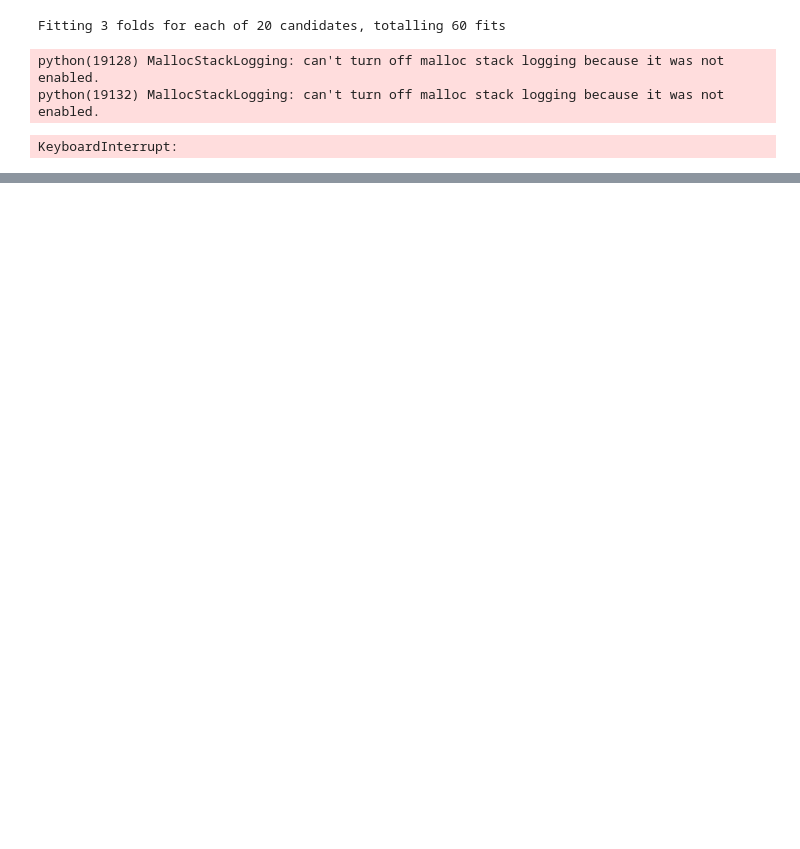
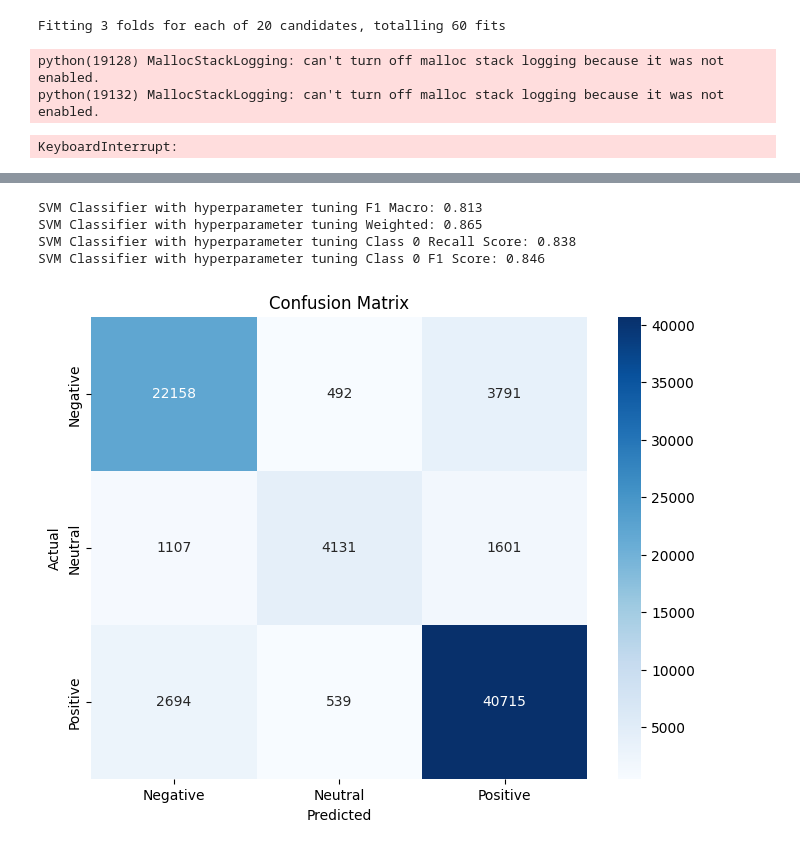
Before and after one commit to brunojrg/social-media-pharmacovigilance, a Jupyter notebook: 2.classification.ipynb, the cells around one changed output, grey strips where cells are left out. Saved outputs shown, nothing was run; the diff lists cells and outputs as text; code cells hidden in the pictures; blank space fills up the shorter version.

Commit message:
LR and SVM hyperparameter tuning

```diff
--- a/2.classification.ipynb
+++ b/2.classification.ipynb
@@ -217,6 +230,9 @@ Final shape (386137, 16)
 # %%
 # Export the csv file
 df_clean.to_csv("data/drug-reviews-cleaned.csv", index=False)
+# %%
+# Load the dataset from cleaning
+df_clean = pd.read_csv(f"{project_path}/drug-reviews-cleaned.csv")
 # %% [markdown]
 # Split the dataset
 # %%
@@ -662,0 +755,24 @@ print("Best score:", rf_randsearch.best_score_)
+# %%
+# Create model
+svm_optimized = LinearSVC(
+    C=1.2742749857031321,
+    class_weight='balanced',
+    loss='squared_hinge',
+    random_state=42
+)
+
+# Train model
+svm_optimized.fit(
+    X_train_tfidf_bi,
+    y_train
+)
+
+# Predictions
+y_pred_svm_optimized = svm_optimized.predict(
+    X_test_tfidf_bi
+)
+
+print("SVM Classifier with hyperparameter tuning")
+print("Accuracy:", accuracy_score(y_test, y_pred_svm_optimized))
+print(classification_report(y_test, y_pred_svm_optimized))
+print(confusion_matrix(y_test, y_pred_svm_optimized))
@@ -662,0 +795,23 @@ print("Best score:", rf_randsearch.best_score_)
+# %%
+print(f"SVM Classifier with hyperparameter tuning F1 Macro: {f1_score(y_test, y_pred_svm_optimized, average='macro'):.3f}")
+print(f"SVM Classifier with hyperparameter tuning Weighted: {f1_score(y_test, y_pred_svm_optimized, average='weighted'):.3f}")
+print(f"SVM Classifier with hyperparameter tuning Class 0 Recall Score: {recall_score(y_test, y_pred_svm_optimized, labels=[0], average=None)[0]:.3f}")
+print(f"SVM Classifier with hyperparameter tuning Class 0 F1 Score: {f1_score(y_test, y_pred_svm_optimized, labels=[0], average=None)[0]:.3f}\n")
+# %% [output]
+SVM Classifier with hyperparameter tuning F1 Macro: 0.813
+SVM Classifier with hyperparameter tuning Weighted: 0.865
+SVM Classifier with hyperparameter tuning Class 0 Recall Score: 0.838
+SVM Classifier with hyperparameter tuning Class 0 F1 Score: 0.846
+# %%
+# Confusion matrix
+cm_svm = confusion_matrix(y_test, y_pred_svm_optimized)
+
+plt.figure(figsize=(8,6))
+sns.heatmap(cm_svm, annot=True, fmt='d', cmap='Blues', xticklabels=["Negative", "Neutral", "Positive"], yticklabels=["Negative", "Neutral", "Positive"])
+plt.xlabel("Predicted")
+plt.ylabel("Actual")
+plt.title("Confusion Matrix")
+plt.savefig('SVM_optimized_cm_heatmap.png')
+plt.show()
+# %% [output]
+[figure, added]
```
Also changed, not shown: parts of 12 cells of this notebook.
